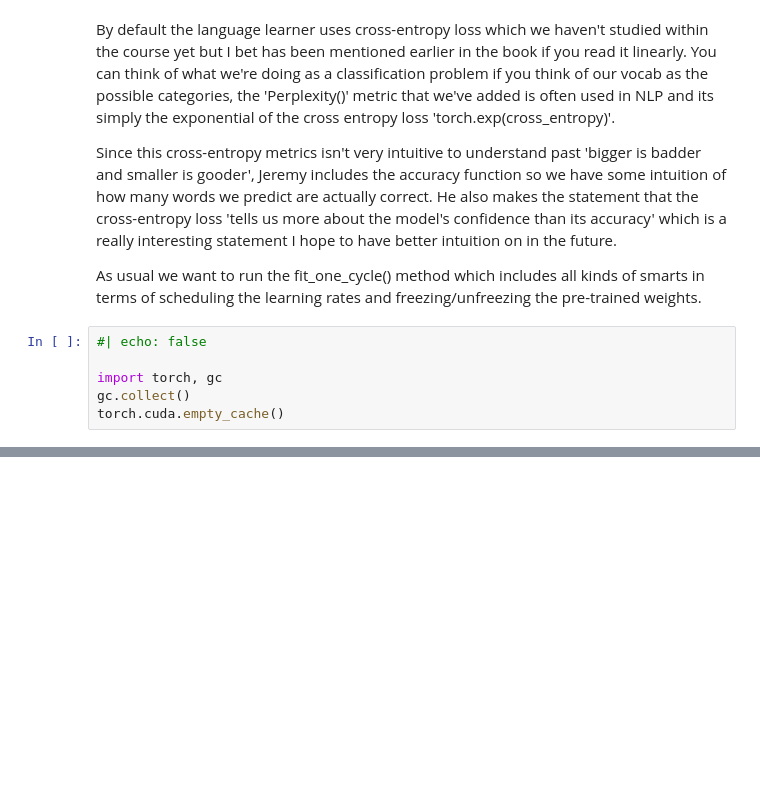
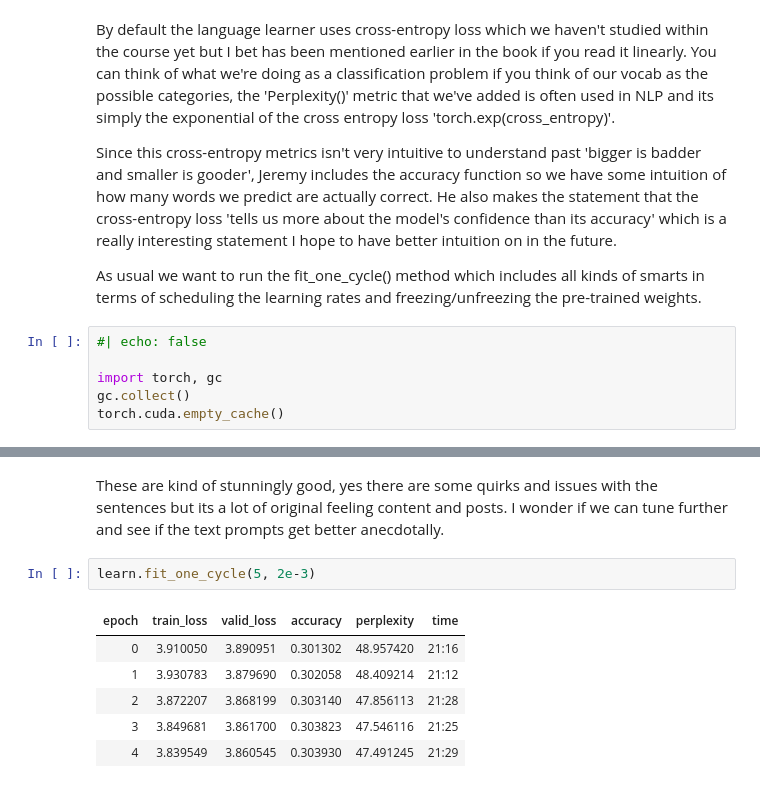
Before and after one commit to nglillywhite/blog, a Jupyter notebook: posts/2023-01-08-Fastai Lesson 4.ipynb, the cells around one changed output, grey strips where cells are left out. Cells and saved outputs as stored; diff of their text form; blank space fills up the shorter version.

```diff
--- a/posts/2023-01-08-Fastai Lesson 4.ipynb
+++ b/posts/2023-01-08-Fastai Lesson 4.ipynb
@@ -869,0 +942,11 @@ RuntimeError: probability tensor contains either `inf`, `nan` or element < 0
+# %% [markdown]
+These are kind of stunningly good, yes there are some quirks and issues with the sentences but its a lot of original feeling content and posts. I wonder if we can tune further and see if the text prompts get better anecdotally.
+# %%
+learn.fit_one_cycle(5, 2e-3)
+# %% [output]
+| epoch | train_loss | valid_loss | accuracy | perplexity | time |
+| 0 | 3.910050 | 3.890951 | 0.301302 | 48.957420 | 21:16 |
+| 1 | 3.930783 | 3.879690 | 0.302058 | 48.409214 | 21:12 |
+| 2 | 3.872207 | 3.868199 | 0.303140 | 47.856113 | 21:28 |
+| 3 | 3.849681 | 3.861700 | 0.303823 | 47.546116 | 21:25 |
+| 4 | 3.839549 | 3.860545 | 0.303930 | 47.491245 | 21:29 |
```
Also changed, not shown: parts of 29 cells of this notebook, 2 other files.
